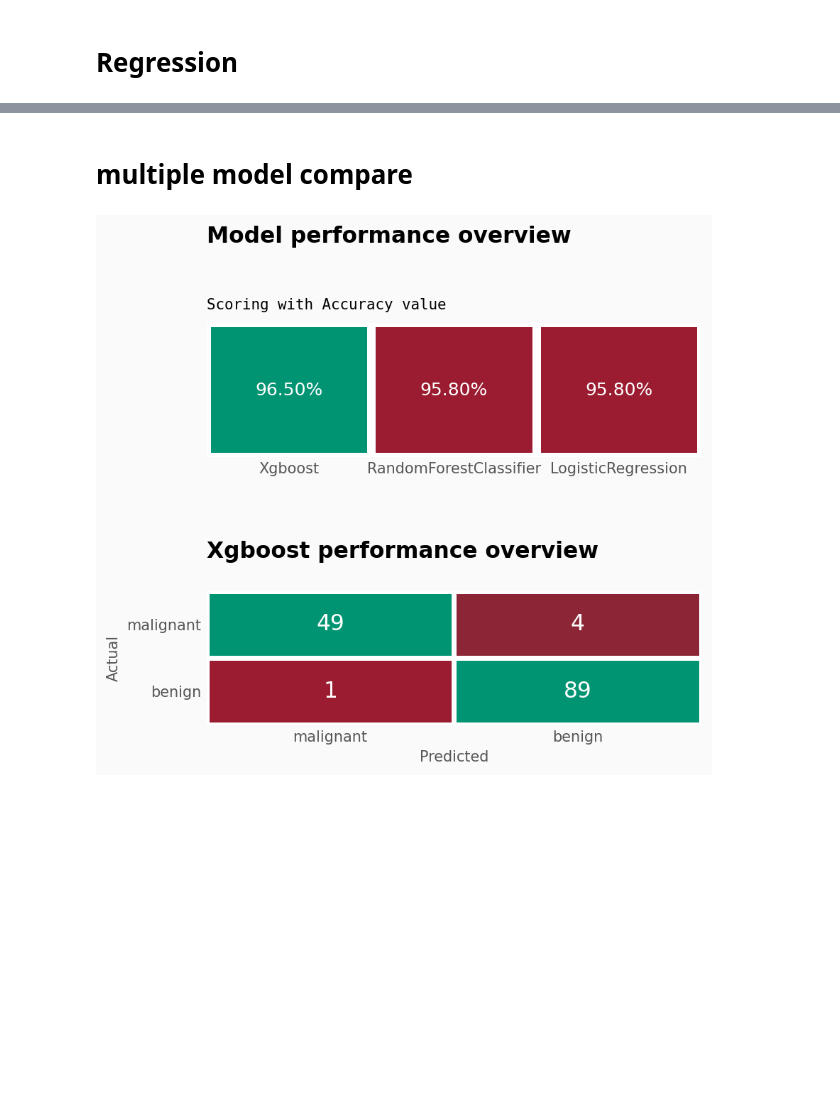
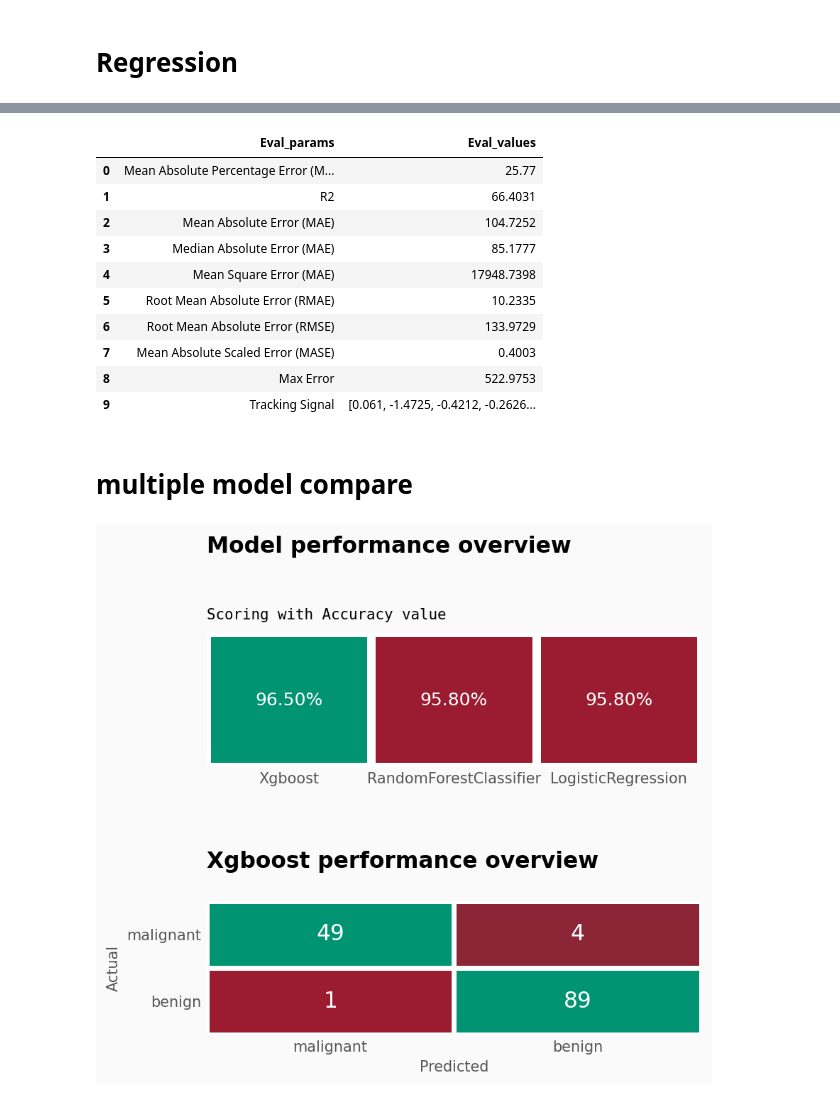
Before and after one commit to imanursar/Machine-Learning-Notes, a Jupyter notebook: Custom Function/Scoring Function.ipynb, the cells around one changed output, grey strips where cells are left out. Cells and saved outputs as stored; diff of their text form; code cells hidden in the pictures; blank space fills up the shorter version.

```diff
--- a/Custom Function/Scoring Function.ipynb
+++ b/Custom Function/Scoring Function.ipynb
@@ -107,3 +147,17 @@ time span=  1
+# %%
+result
+# %% [output]
+|  | Eval_params | Eval_values |
+| 0 | Mean Absolute Percentage Error (M... | 25.77 |
+| 1 | R2 | 66.4031 |
+| 2 | Mean Absolute Error (MAE) | 104.7252 |
+| 3 | Median Absolute Error (MAE) | 85.1777 |
+| 4 | Mean Square Error (MAE) | 17948.7398 |
+| 5 | Root Mean Absolute Error (RMAE) | 10.2335 |
+| 6 | Root Mean Absolute Error (RMSE) | 133.9729 |
+| 7 | Mean Absolute Scaled Error (MASE) | 0.4003 |
+| 8 | Max Error | 522.9753 |
+| 9 | Tracking Signal | [0.061, -1.4725, -0.4212, -0.2626... |
 # %% [markdown]
 # multiple model compare
 # %%
```
Also changed, not shown: parts of 4 cells of this notebook.
